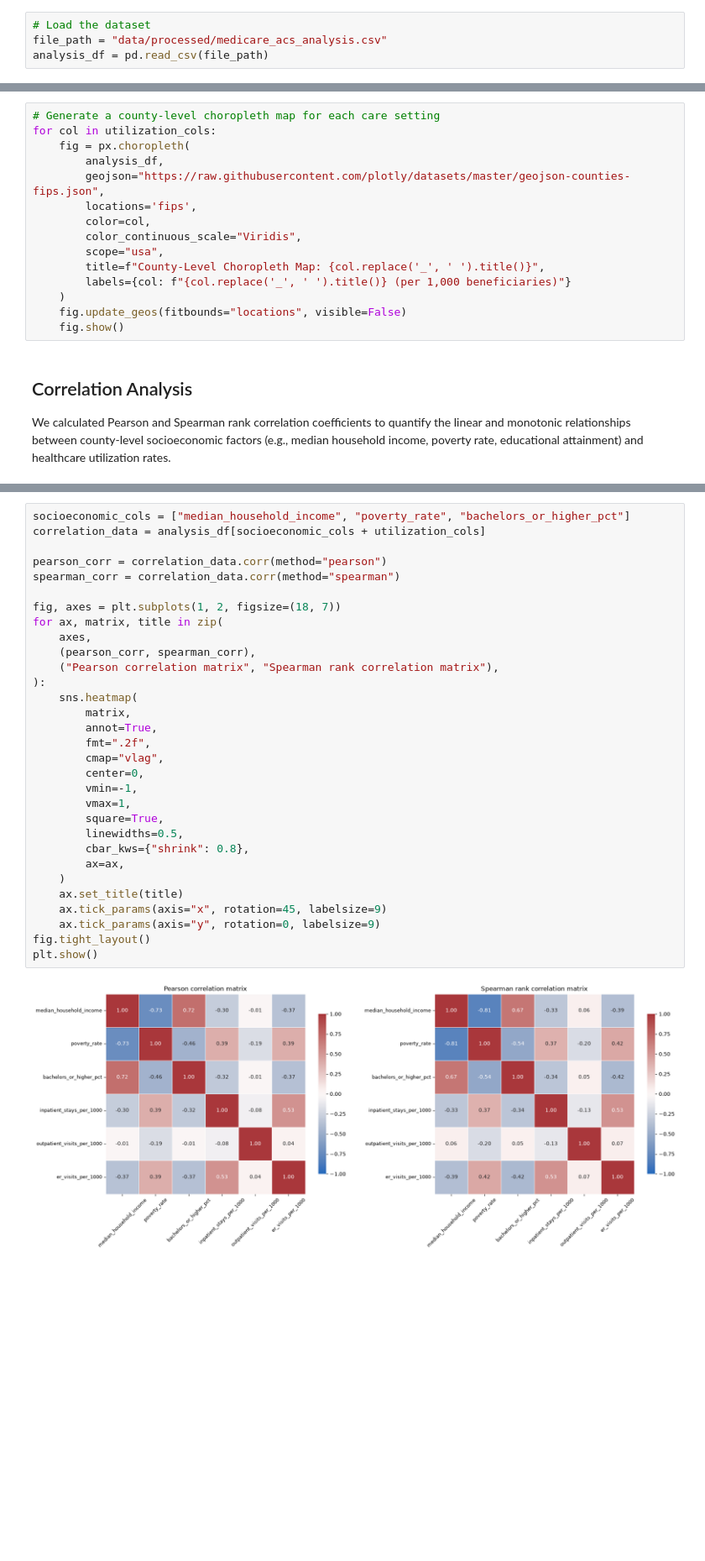
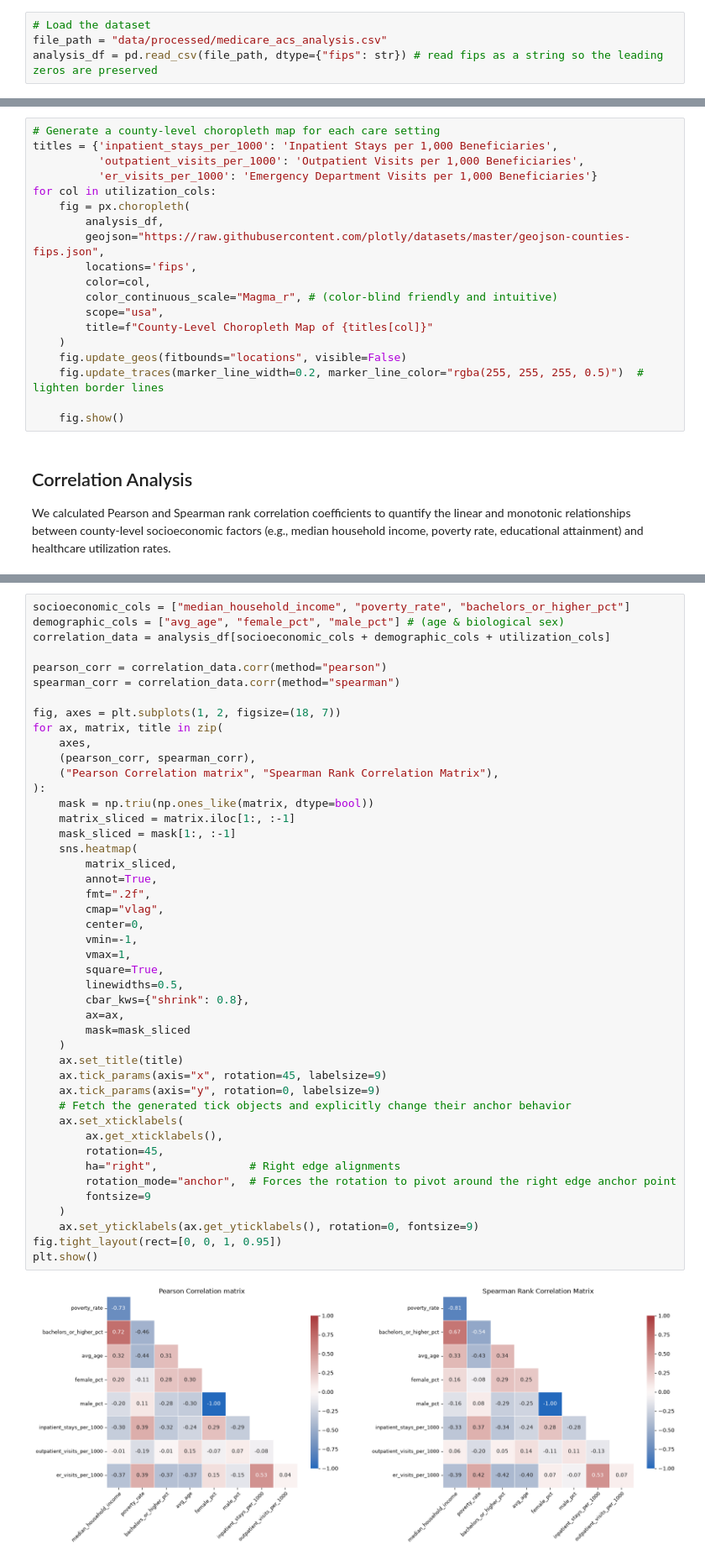
Before and after one commit to jachou27/medicare-utilization-analysis, a Jupyter notebook: analysis.ipynb, the cells around one changed output, grey strips where cells are left out. Shown at 84% size. Saved outputs shown, nothing was run; the diff lists cells and outputs as text; blank space fills up the shorter version.

```diff
--- a/analysis.ipynb
+++ b/analysis.ipynb
@@ -38,7 +38,7 @@ import shap
 # %%
 # Load the dataset
 file_path = "data/processed/medicare_acs_analysis.csv"
-analysis_df = pd.read_csv(file_path)
+analysis_df = pd.read_csv(file_path, dtype={"fips": str}) # read fips as a string so the leading zeros are preserved
 # %%
 analysis_df.dtypes
 # %% [output]
@@ -121,18 +123,22 @@ er_visits_per_1000
 -  IQR: 134.80066182709982
 # %%
 # Generate a county-level choropleth map for each care setting
+titles = {'inpatient_stays_per_1000': 'Inpatient Stays per 1,000 Beneficiaries',
+          'outpatient_visits_per_1000': 'Outpatient Visits per 1,000 Beneficiaries',
+          'er_visits_per_1000': 'Emergency Department Visits per 1,000 Beneficiaries'}
 for col in utilization_cols:
     fig = px.choropleth(
         analysis_df,
         geojson="https://raw.githubusercontent.com/plotly/datasets/master/geojson-counties-fips.json",
         locations='fips',
         color=col,
-        color_continuous_scale="Viridis",
+        color_continuous_scale="Magma_r", # (color-blind friendly and intuitive)
         scope="usa",
-        title=f"County-Level Choropleth Map: {col.replace('_', ' ').title()}",
-        labels={col: f"{col.replace('_', ' ').title()} (per 1,000 beneficiaries)"}
+        title=f"County-Level Choropleth Map of {titles[col]}"
     )
     fig.update_geos(fitbounds="locations", visible=False)
+    fig.update_traces(marker_line_width=0.2, marker_line_color="rgba(255, 255, 255, 0.5)")  # lighten border lines
+
     fig.show()
 # %% [markdown]
 ## Correlation Analysis
@@ -143,36 +149,50 @@ Pearson correlations quantify linear associations, while Spearman correlations a
 # %%
 socioeconomic_cols = ["median_household_income", "poverty_rate", "bachelors_or_higher_pct"]
-correlation_data = analysis_df[socioeconomic_cols + utilization_cols]
+demographic_cols = ["avg_age", "female_pct", "male_pct"] # (age & biological sex)
+correlation_data = analysis_df[socioeconomic_cols + demographic_cols + utilization_cols]
 
 pearson_corr = correlation_data.corr(method="pearson")
 spearman_corr = correlation_data.corr(method="spearman")
 
 fig, axes = plt.subplots(1, 2, figsize=(18, 7))
 for ax, matrix, title in zip(
     axes,
     (pearson_corr, spearman_corr),
-    ("Pearson correlation matrix", "Spearman rank correlation matrix"),
+    ("Pearson Correlation matrix", "Spearman Rank Correlation Matrix"),
 ):
+    mask = np.triu(np.ones_like(matrix, dtype=bool))
+    matrix_sliced = matrix.iloc[1:, :-1]
+    mask_sliced = mask[1:, :-1]
     sns.heatmap(
-        matrix,
+        matrix_sliced,
         annot=True,
         fmt=".2f",
         cmap="vlag",
         center=0,
         vmin=-1,
         vmax=1,
         square=True,
         linewidths=0.5,
         cbar_kws={"shrink": 0.8},
         ax=ax,
+        mask=mask_sliced
     )
     ax.set_title(title)
     ax.tick_params(axis="x", rotation=45, labelsize=9)
     ax.tick_params(axis="y", rotation=0, labelsize=9)
-fig.tight_layout()
+    # Fetch the generated tick objects and explicitly change their anchor behavior
+    ax.set_xticklabels(
+        ax.get_xticklabels(),
+        rotation=45,
+        ha="right",              # Right edge alignments
+        rotation_mode="anchor",  # Forces the rotation to pivot around the right edge anchor point
+        fontsize=9
+    )
+    ax.set_yticklabels(ax.get_yticklabels(), rotation=0, fontsize=9)
+fig.tight_layout(rect=[0, 0, 1, 0.95])
 plt.show()
 # %% [output]
-[figure, old version]
+[figure, new version]
 # %% [markdown]
 ## Predictive Analysis via Supervised Learning
 
```
Also changed, not shown: parts of 12 cells of this notebook.
